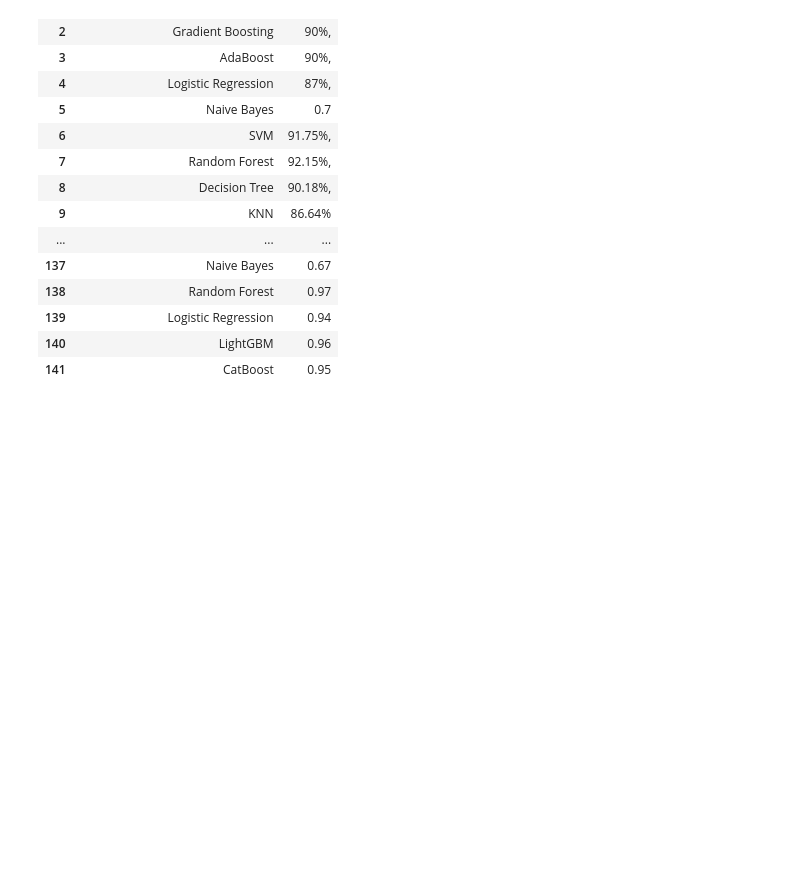
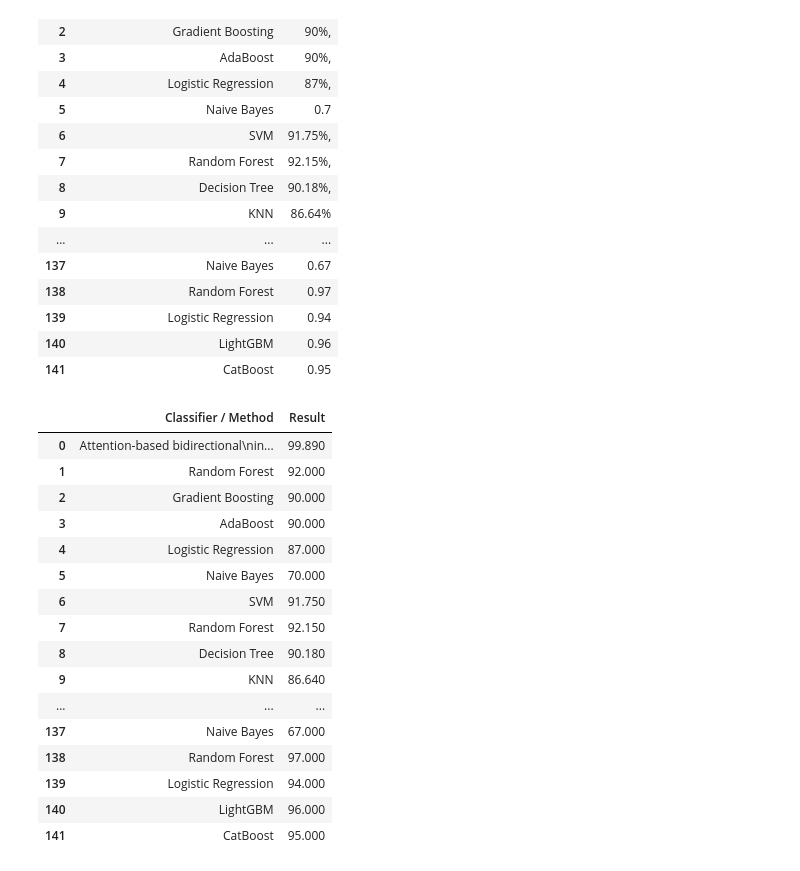
Before and after one commit to mmeliht/URL-Phishing-Detection, a Jupyter notebook: 1_algo.ipynb, the cells around one changed output. Cells and saved outputs as stored; diff of their text form; code cells hidden in the pictures; blank space fills up the shorter version.

Commit message:
result colums update

```diff
--- a/1_algo.ipynb
+++ b/1_algo.ipynb
@@ -215,3 +215,39 @@ df
 | 139 | Logistic Regression | 0.94 |
 | 140 | LightGBM | 0.96 |
 | 141 | CatBoost | 0.95 |
+# %%
+import pandas as pd
+
+df["Result"] = (
+    df["Result"]
+    .astype(str)
+    .str.replace("%","", regex=False)
+    .str.replace(",","", regex=False)
+    .str.replace("~","", regex=False)
+    .str.replace(" ","", regex=False)
+    .str.split("-").str[0]
+    .astype(float)
+)
+
+# 0.xx değerleri 100 ile çarp
+df.loc[df["Result"] <= 1, "Result"] = df["Result"] * 100
+# %%
+df
+# %% [output]
+|  | Classifier / Method | Result |
+| 0 | Attention-based bidirectional\nin... | 99.890 |
+| 1 | Random Forest | 92.000 |
+| 2 | Gradient Boosting | 90.000 |
+| 3 | AdaBoost | 90.000 |
+| 4 | Logistic Regression | 87.000 |
+| 5 | Naive Bayes | 70.000 |
+| 6 | SVM | 91.750 |
+| 7 | Random Forest | 92.150 |
+| 8 | Decision Tree | 90.180 |
+| 9 | KNN | 86.640 |
+| ... | ... | ... |
+| 137 | Naive Bayes | 67.000 |
+| 138 | Random Forest | 97.000 |
+| 139 | Logistic Regression | 94.000 |
+| 140 | LightGBM | 96.000 |
+| 141 | CatBoost | 95.000 |
```
